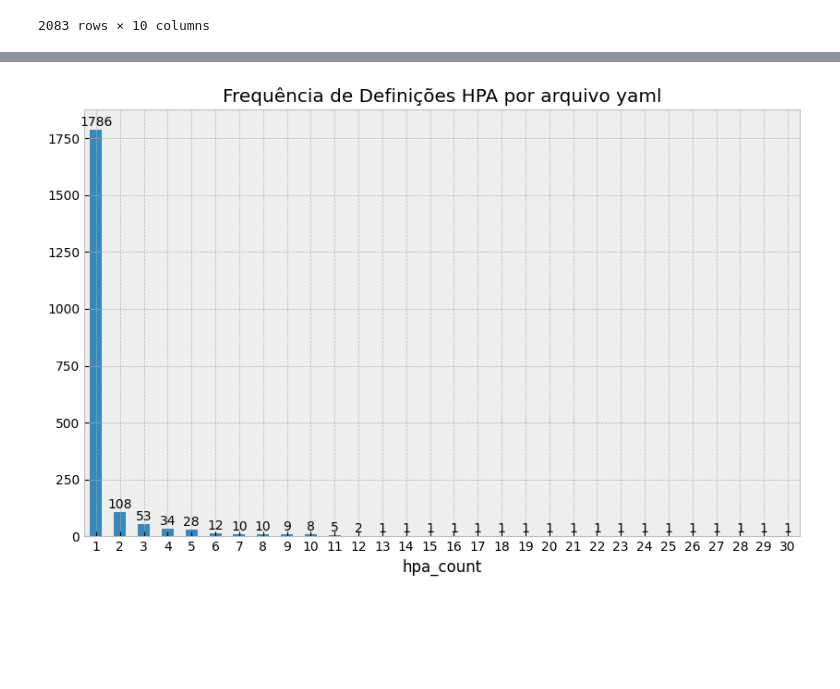
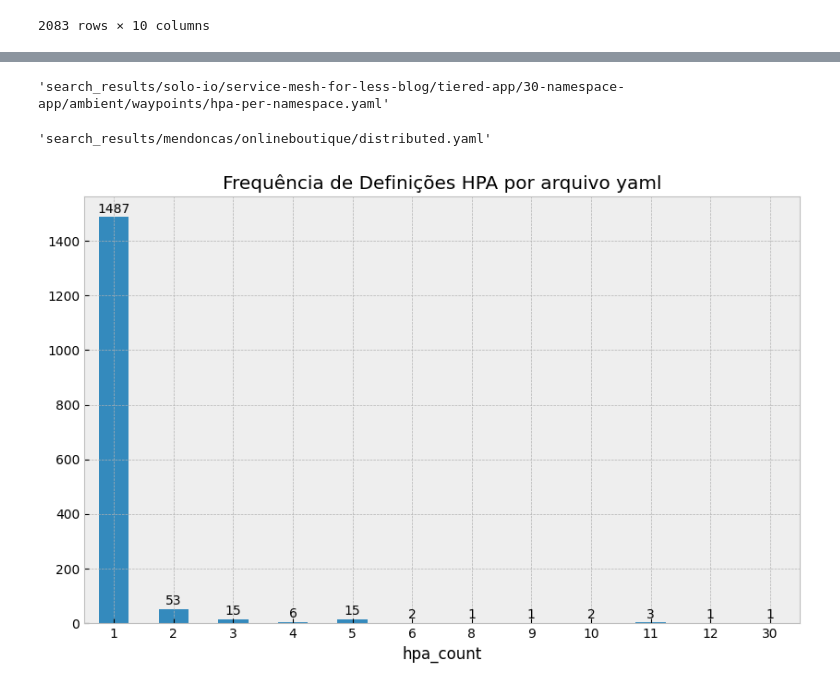
Before and after one commit to xisberto/hpa_usage, a Jupyter notebook: hpa_classify.ipynb, the cells around one changed output, grey strips where cells are left out. Saved outputs shown, nothing was run; the diff lists cells and outputs as text; code cells hidden in the pictures; blank space fills up the shorter version.

```diff
--- a/hpa_classify.ipynb
+++ b/hpa_classify.ipynb
@@ -10,6 +10,7 @@ import yaml
 import pandas as pd
 from glob import glob
 from matplotlib import pyplot as plt
+plt.style.use('bmh')
 # %% [markdown]
 ## Definição de funções
 # %%
@@ -24,10 +25,14 @@ def parse_yaml_documents(content):
   except yaml.YAMLError:
     return []
 
-def extract_metrics_from_spec(spec):
+def extract_metrics_from_spec(spec, debug=False):
   # Extracts metric information from the HPA spec
   metrics_info = []
   metrics = spec.get('metrics', [])
+  if debug:
+    print("Extracting metrics")
+    print(metrics)
+
   for metric in metrics:
     if isinstance(metric, str):
       metrics_info.append({
@@ -42,10 +47,12 @@ def extract_metrics_from_spec(spec):
         'Target Value': spec['CPUUtilizationPercentage']
       })
     else:
+      if debug:
+        print(f"type {metric.get('type', 'NA')}")
       metric_type = metric.get('type', '')
       metric_details = metric.get(metric_type.lower(), {})
       target = metric_details.get('target', {})
-      target_value = target.get('averageValue') or target.get('averageUtilization') or target.get('value')
+      target_value = target.get('averageValue') or target.get('averageUtilization') or target.get('targetAverageUtilization') or target.get('value')
 
       metric_name = ''
       if metric_type.lower() == 'resource':
@@ -130,15 +137,21 @@ def process_yaml_content(content, debug=False):
     }]
 
   documents = parse_yaml_documents(content)
+  if debug:
+    print(f"Found {len(documents)} documents")
   hpa_definitions = []
 
   for doc in documents:
     if isinstance(doc, dict) and doc.get('kind') == 'HorizontalPodAutoscaler':
+      if debug:
+        print(f"Found hpa #{len(hpa_definitions)+1}")
       api_version = doc.get('apiVersion', '')
       spec = doc.get('spec', {})
 
-      metrics = extract_metrics_from_spec(spec)
+      metrics = extract_metrics_from_spec(spec, debug)
       behavior = extract_behavior_from_spec(spec, debug)
+      if debug:
+        print(f"with {len(metrics)} metrics")
       hpa_definitions.append({
         'hpa_count': len(hpa_definitions)+1,
         'apiVersion': api_version,
@@ -148,13 +161,13 @@ def process_yaml_content(content, debug=False):
       })
   return hpa_definitions
 
-def process_yaml_file(file_path):
+def process_yaml_file(file_path, debug=False):
   # Processes a single YAML file to extract HPA definitions and metrics
-  if 'fortinet' in file_path:
-    print("fortinet")
+  if debug:
+    print(f"Processing {file_path}")
   with open(file_path, 'r') as f:
     content = f.read()
-    return process_yaml_content(content, debug='fortinet' in file_path)
+    return process_yaml_content(content, debug=debug)
 
 def map_version(api_version):
   # Etiqueta versão do HPA
@@ -329,16 +373,26 @@ display(pivot_versions)
 # %%
 # Definições de HPA por arquivo
 
-hpa_counts = filter_nohelm['hpa_count'].value_counts().sort_index()
+filter_nohelm_nodups = (
+  filter_nohelm
+  .sort_values('hpa_count', ascending=False)
+  .drop_duplicates(subset=['Owner', 'Project', 'File Path'], keep='first')
+)
 
+display(filter_nohelm_nodups[filter_nohelm_nodups['hpa_count']==30].iloc[0]['File Path'])
+display(filter_nohelm_nodups[filter_nohelm_nodups['hpa_count']==11].iloc[1]['File Path'])
+
+hpa_counts = filter_nohelm_nodups['hpa_count'].value_counts().sort_index()
 plt.figure(figsize=(10, 6))
 ax = hpa_counts.plot(kind='bar')
 add_labels(plt, hpa_counts.index, hpa_counts.values, hpadding=16)
 ax.tick_params(axis="x", rotation=0)
 plt.title("Frequência de Definições HPA por arquivo yaml")
 plt.show()
 # %% [output]
+'search_results/solo-io/service-mesh-for-less-blog/tiered-app/30-namespace-app/ambient/waypoints/hpa-per-namespace.yaml'
+'search_results/mendoncas/onlineboutique/distributed.yaml'
-[figure, old version]
+[figure, new version]
 # %%
 # Tipos de métrica por definição HPA
 
```
Also changed, not shown: parts of 8 cells of this notebook.
